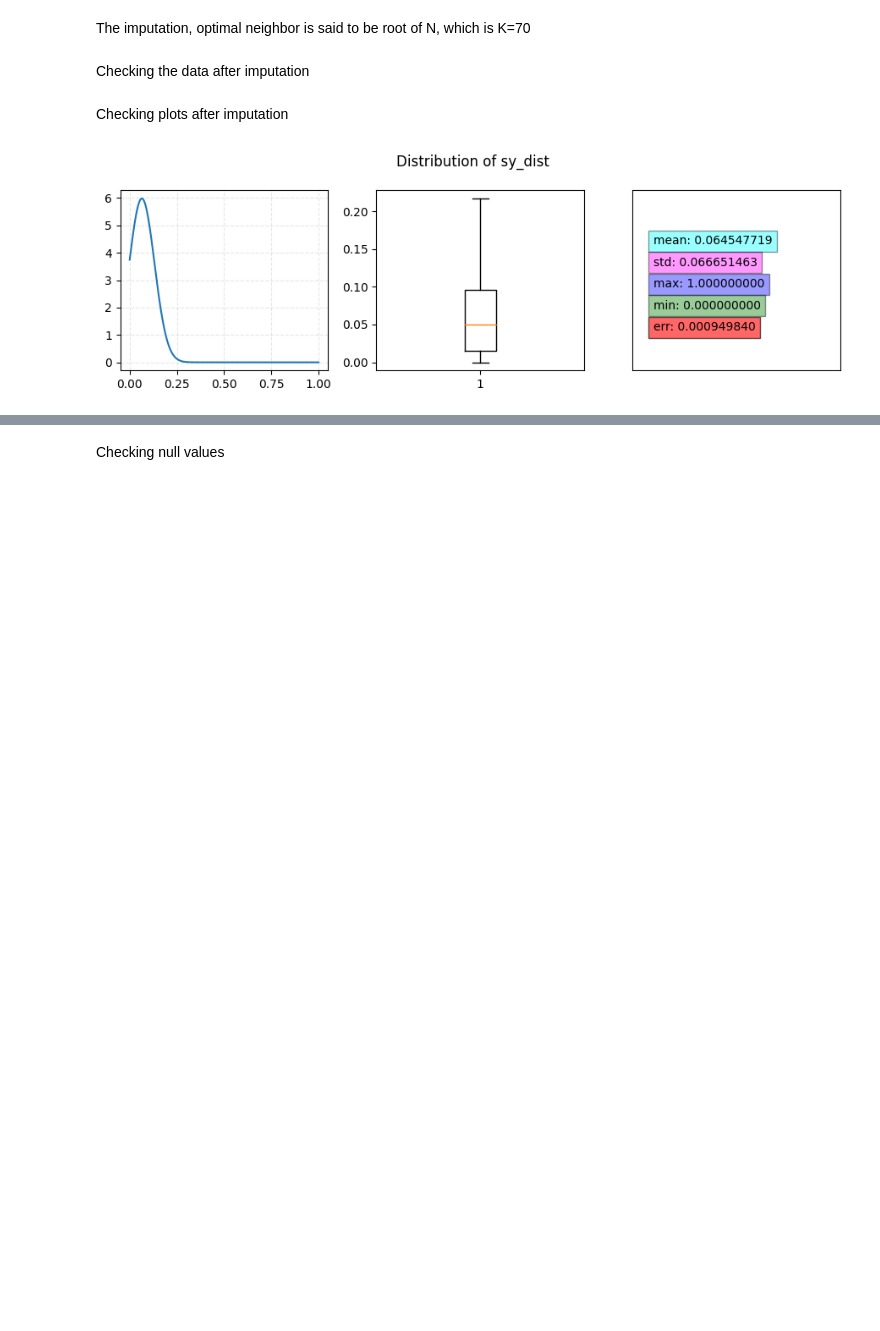
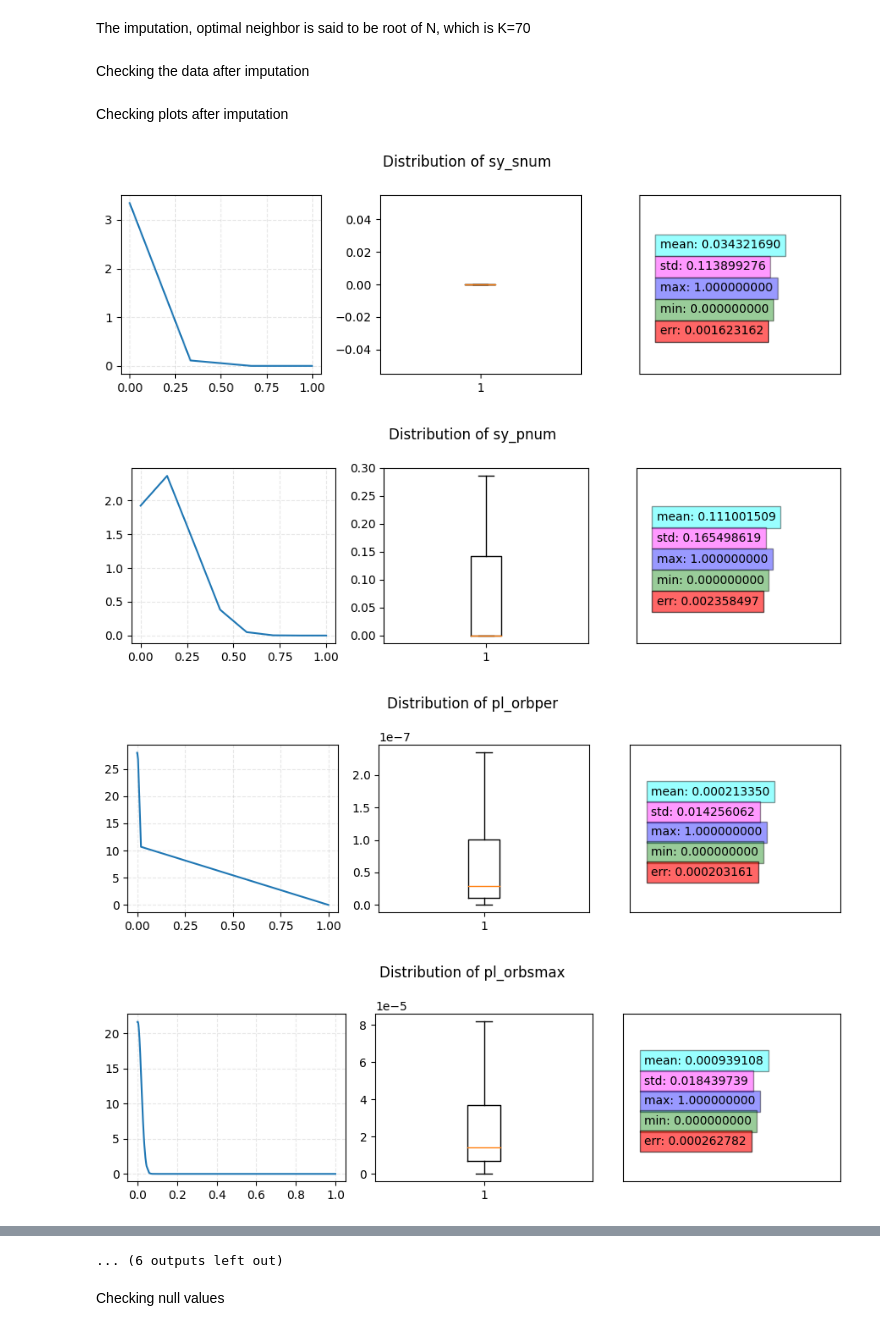
Before and after one commit to hikmetguner/exoplanet-habitability, a Jupyter notebook: dscp.ipynb, the cells around one changed output, grey strips where cells are left out. Drawn from its saved outputs; the diff is of its cells as text; code cells hidden in the pictures; blank space fills up the shorter version.

```diff
--- a/dscp.ipynb
+++ b/dscp.ipynb
@@ -159,7 +159,22 @@ drop_columns.extend([
     'st_masslim',
     'st_metlim',
     'st_metratio',
-    'st_logglim'
+    'st_logglim',
+    'pl_bmasseerr2',
+    'pl_bmassjerr2'
+    'pl_orbsmaxerr2',
+    'st_tefferr2',
+    'st_raderr2',
+    'st_masserr2',
+    'st_meterr2',
+    'st_loggerr2',
+    'sy_vmagerr2',
+    'sy_kmagerr2',
+    'sy_gaiamagerr2',
+    'pl_radeerr2',
+    'pl_orbpererr2',
+    'pl_insolerr2',
+    'sy_disterr2'
     ])
 # %% [markdown]
 Dropping columns that are related to the parent star, the data could be used for another analysis on how to detect stars that might have habitable planets within their systems.
@@ -364,7 +381,6 @@ def get_col_info(col):
 # %% [markdown]
 Before imputation, notice some bar charts are not available due to NaN values
 # %%
-#for col in df.columns:
-    #get_col_info(col)
-get_col_info('sy_dist')
+for col in df.columns:
+    get_col_info(col)
 # %% [output]
@@ -381,8 +409,10 @@ Checking the data after imputation
 # %% [markdown]
 Checking plots after imputation
 # %%
-#for col in df.columns:
-    #get_col_info(col)
-get_col_info('sy_dist')
+for col in df.columns:
+    get_col_info(col)
 # %% [output]
-[figure, old version]
+[figure, new version]
+[figure, added]
+[figure, added]
+[figure, added]
@@ -389,3 +427,4 @@ get_col_info('sy_dist')
+... (6 outputs left out)
 # %% [markdown]
 Checking null values
 # %%
```
Also changed, not shown: parts of 21 cells of this notebook.
